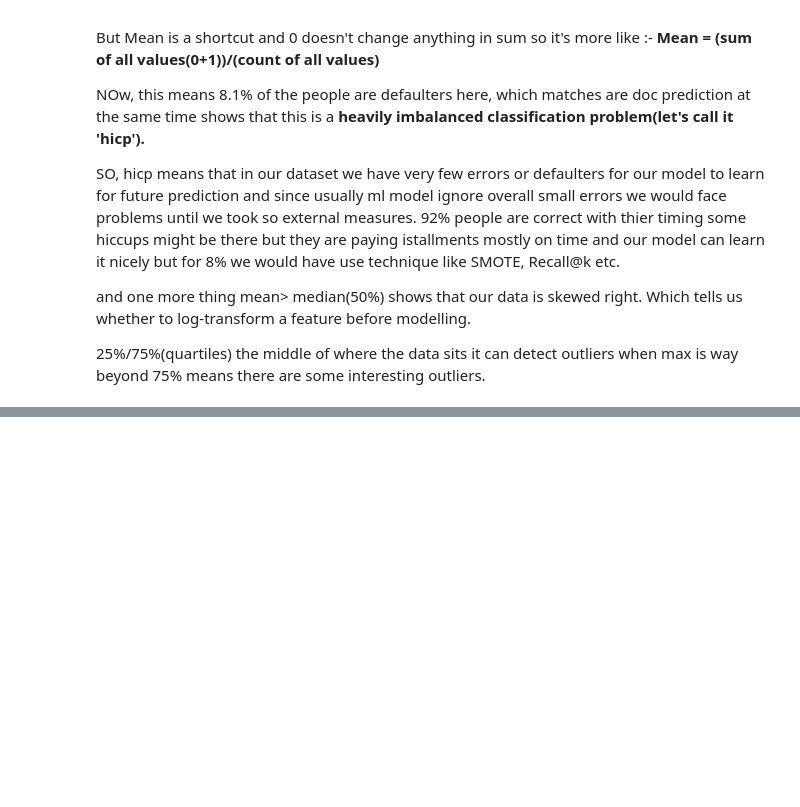
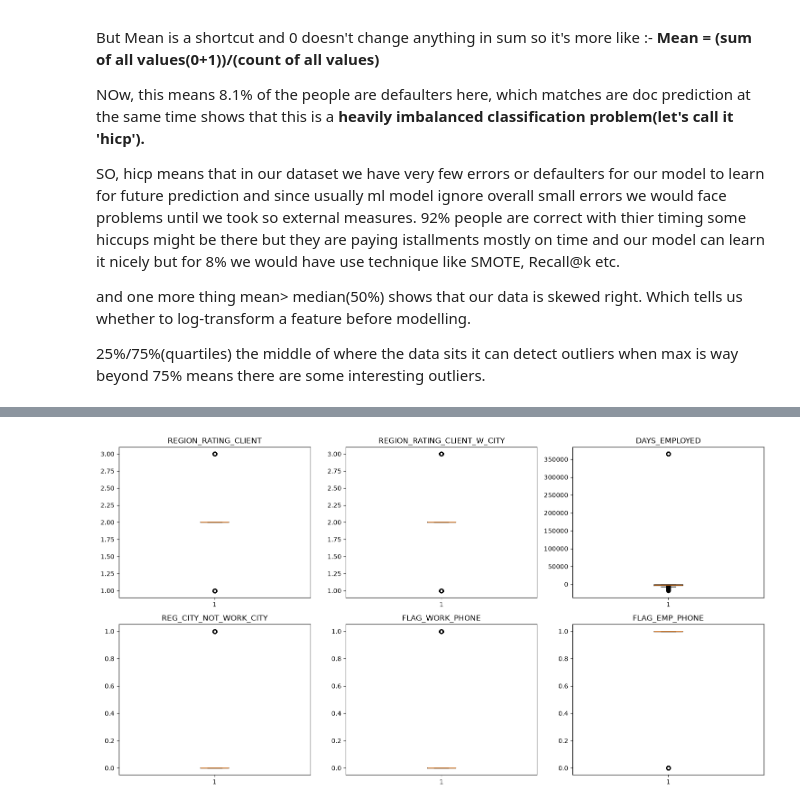
Before and after one commit to Swarnim-Singh-byte/LoanLens, a Jupyter notebook: notebooks/eda_notebook1.ipynb, the cells around one changed output, grey strips where cells are left out. Cells and saved outputs as stored; diff of their text form; code cells hidden in the pictures; blank space fills up the shorter version.

Commit message:
EDA: outlier detection via IQR across numeric columnscd

```diff
--- a/notebooks/eda_notebook1.ipynb
+++ b/notebooks/eda_notebook1.ipynb
@@ -132,0 +156,7 @@ and one more thing mean> median(50%) shows that our data is skewed right. Which
+# %%
+pd.set_option('display.max_rows', None) #when we are putting none means we are saying that don't put any range show all the rows.
+# missing[missing > 0] #over here we are trying to find all the columns which has missing values from missing var we wrote earlier where is added all the null values.
+missing_per = (missing/len(df)) * 100
+missing_df = pd.DataFrame({'Missing Count' : missing, 'Missing %' : missing_per})
+missing_df = missing_df[missing_df['Missing Count'] > 0]
+missing_df
@@ -132,0 +313,4 @@ and one more thing mean> median(50%) shows that our data is skewed right. Which
+# %%
+for col in df.select_dtypes(include='object').columns:
+    print(f"\n{col}")
+    print(df.groupby(col)['TARGET'].mean().sort_values(ascending=False))
@@ -132,0 +383,20 @@ and one more thing mean> median(50%) shows that our data is skewed right. Which
+# %%
+numeric_cols = df.select_dtypes(include=['int64', 'float64']).columns
+
+outlier_summary = {}
+
+for col in numeric_cols:
+    Q1 = df[col].quantile(0.25)
+    Q3 = df[col].quantile(0.75)
+    IQR = Q3 - Q1
+    lower_bound = Q1 - 1.5 * IQR
+    upper_bound = Q3 + 1.5 * IQR
+
+    outliers = df[(df[col] < lower_bound) | (df[col] > upper_bound)]
+    outlier_summary[col] = {
+        'outlier_count': len(outliers),
+        'outlier_pct': (len(outliers) / len(df)) * 100
+    }
+
+outlier_df = pd.DataFrame(outlier_summary).T
+outlier_df.sort_values('outlier_pct', ascending=False)
@@ -132,0 +421,14 @@ and one more thing mean> median(50%) shows that our data is skewed right. Which
+# %%
+top_outlier_cols = outlier_df.sort_values('outlier_pct', ascending=False).head(6).index.tolist()
+
+fig, axes = plt.subplots(2, 3, figsize=(15, 8))
+axes = axes.flatten()
+
+for i, col in enumerate(top_outlier_cols):
+    axes[i].boxplot(df[col].dropna())
+    axes[i].set_title(col)
+
+plt.tight_layout()
+plt.show()
+# %% [output]
+[figure, added]
```
Also changed, not shown: parts of 20 cells of this notebook.
